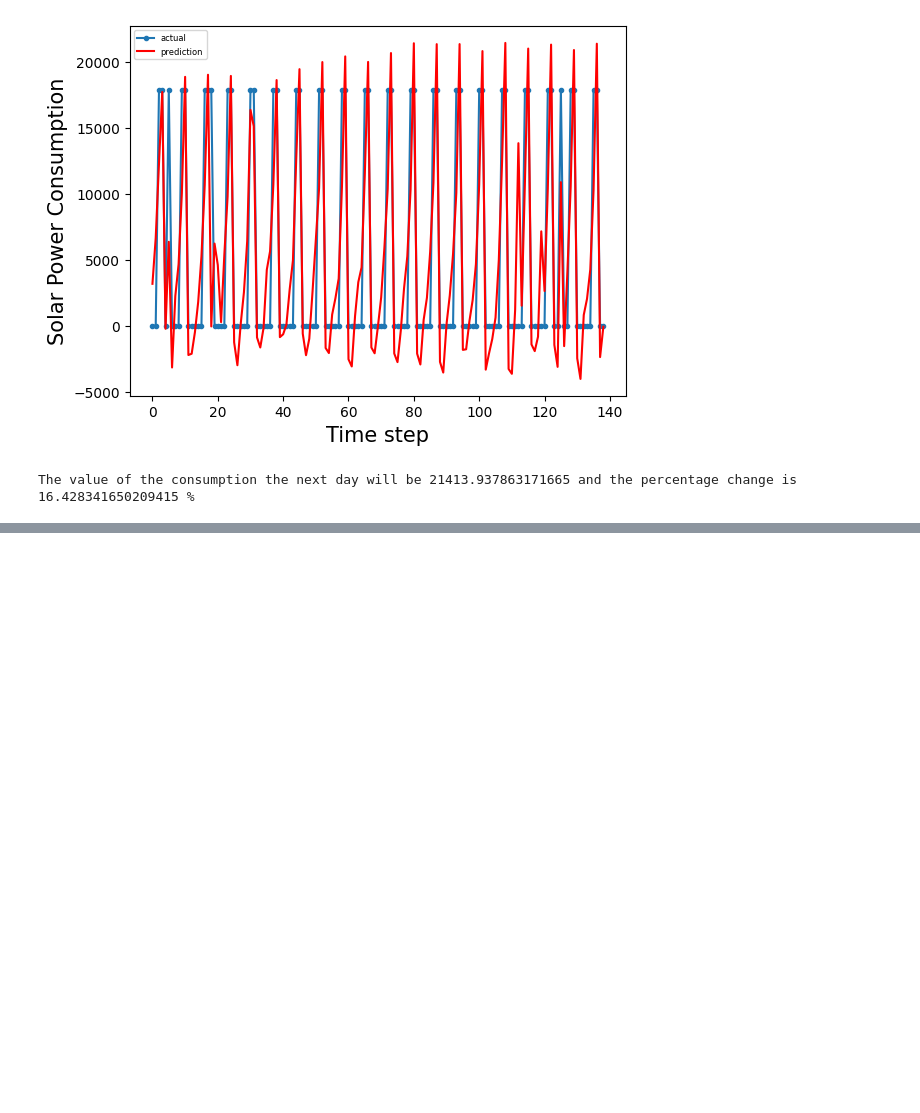
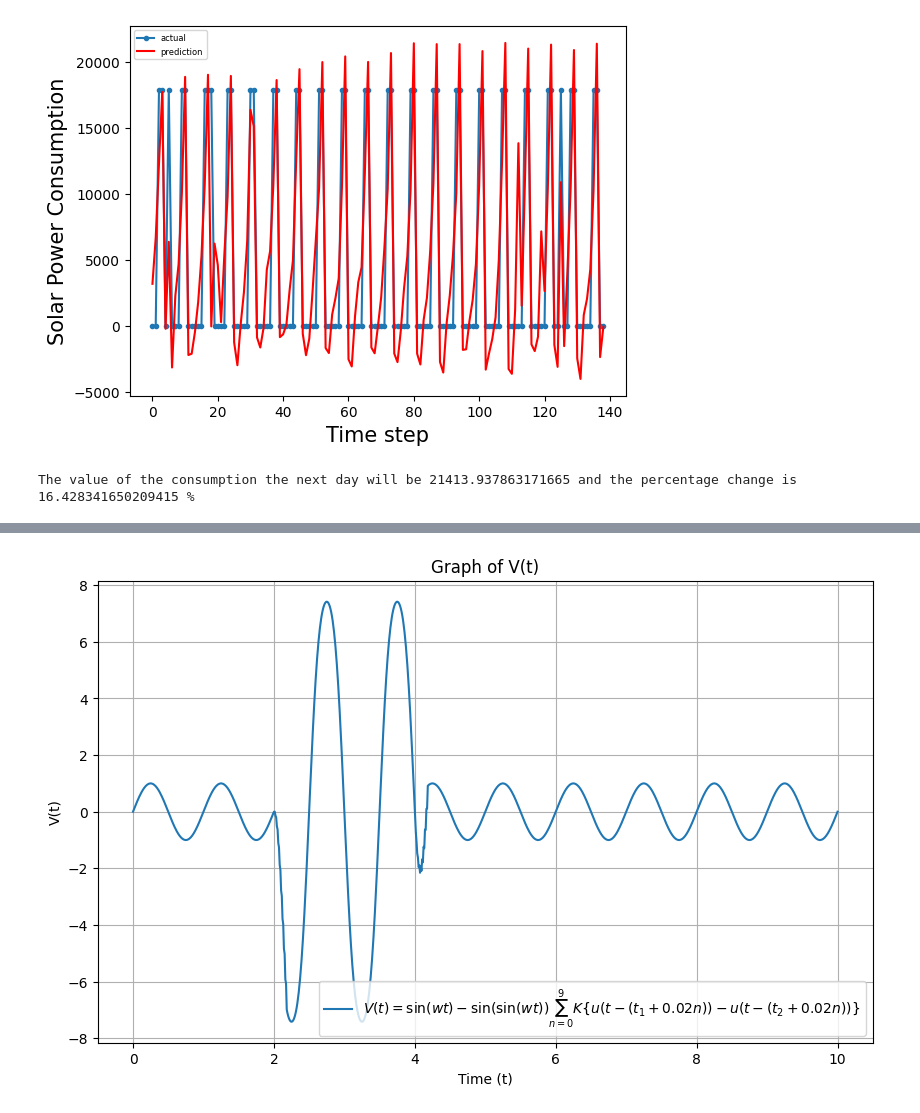
Before and after one commit to Atulit0823/predictions, a Jupyter notebook: model_part_2.ipynb, the cells around one changed output, grey strips where cells are left out. Drawn from its saved outputs; the diff is of its cells as text; code cells hidden in the pictures; blank space fills up the shorter version.

```diff
--- a/model_part_2.ipynb
+++ b/model_part_2.ipynb
@@ -261,0 +292,38 @@ The value of the consumption the next day will be 21413.937863171665 and the per
+# %%
+import numpy as np
+import matplotlib.pyplot as plt
+
+# Define the step function
+def u(t):
+    return 1 * (t >= 0)
+
+# Define the function V(t)
+def V(t, w, K, t1, t2):
+    sum_terms = 0
+    for n in range(10):
+        sum_terms += K * (u(t - (t1 + 0.02*n)) - u(t - (t2 + 0.02*n)))
+    return np.sin(w * t) - np.sin(np.sin(w * t)) * sum_terms
+
+# Set up parameters
+w = 2*np.pi
+K = 1
+t1 = 2
+t2 = 4
+
+# Define the time range
+t = np.linspace(0, 10, 1000)
+
+# Calculate V(t) values
+v_values = V(t, w, K, t1, t2)
+
+# Plot the graph
+plt.figure(figsize=(10, 6))
+plt.plot(t, v_values, label=r'$V(t) = \sin(wt) - \sin(\sin(wt)) \sum_{n=0}^{9} K \{u(t - (t_{1} + 0.02n)) - u(t - (t_{2} + 0.02n))\}$')
+plt.xlabel('Time (t)')
+plt.ylabel('V(t)')
+plt.title('Graph of V(t)')
+plt.grid(True)
+plt.legend()
+plt.show()
+# %% [output]
+[figure, added]
```
Also changed, not shown: parts of 1 cell of this notebook, 17 other files.
